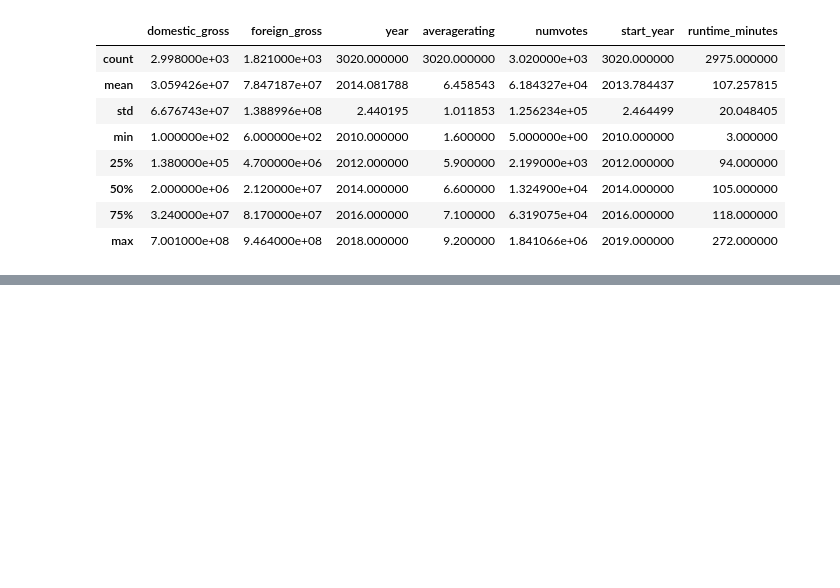
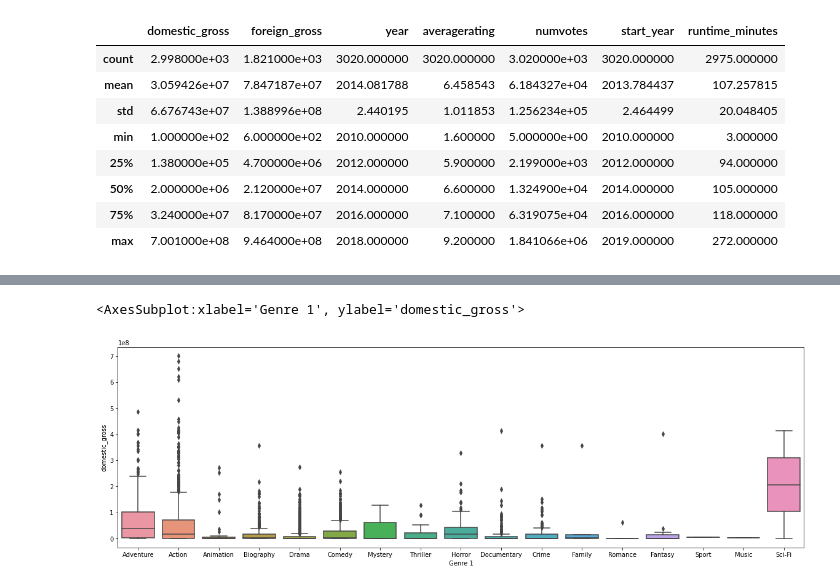
Before and after one commit to hgcostello/Phase_1_Project, a Jupyter notebook: data_manipulation_notebook.ipynb, the cells around one changed output, grey strips where cells are left out. Cells and saved outputs as stored; diff of their text form; code cells hidden in the pictures; blank space fills up the shorter version.

```diff
--- a/data_manipulation_notebook.ipynb
+++ b/data_manipulation_notebook.ipynb
@@ -340,3 +388,10 @@ sns.boxplot(x='Genre 1', y='domestic_gross', data=joined_df)
+# %%
+fig, ax = plt.subplots(figsize=(20,6))
+
+sns.boxplot(x='Genre 1', y='domestic_gross', data=joined_df)
+# %% [output]
+<AxesSubplot:xlabel='Genre 1', ylabel='domestic_gross'>
+[figure, added]
 # %%
 ## Time to combine total revenue
 joined_df['gross_total'] = joined_df['domestic_gross'] + joined_df['foreign_gross']
```
Also changed, not shown: parts of 18 cells of this notebook, 6 other files.
